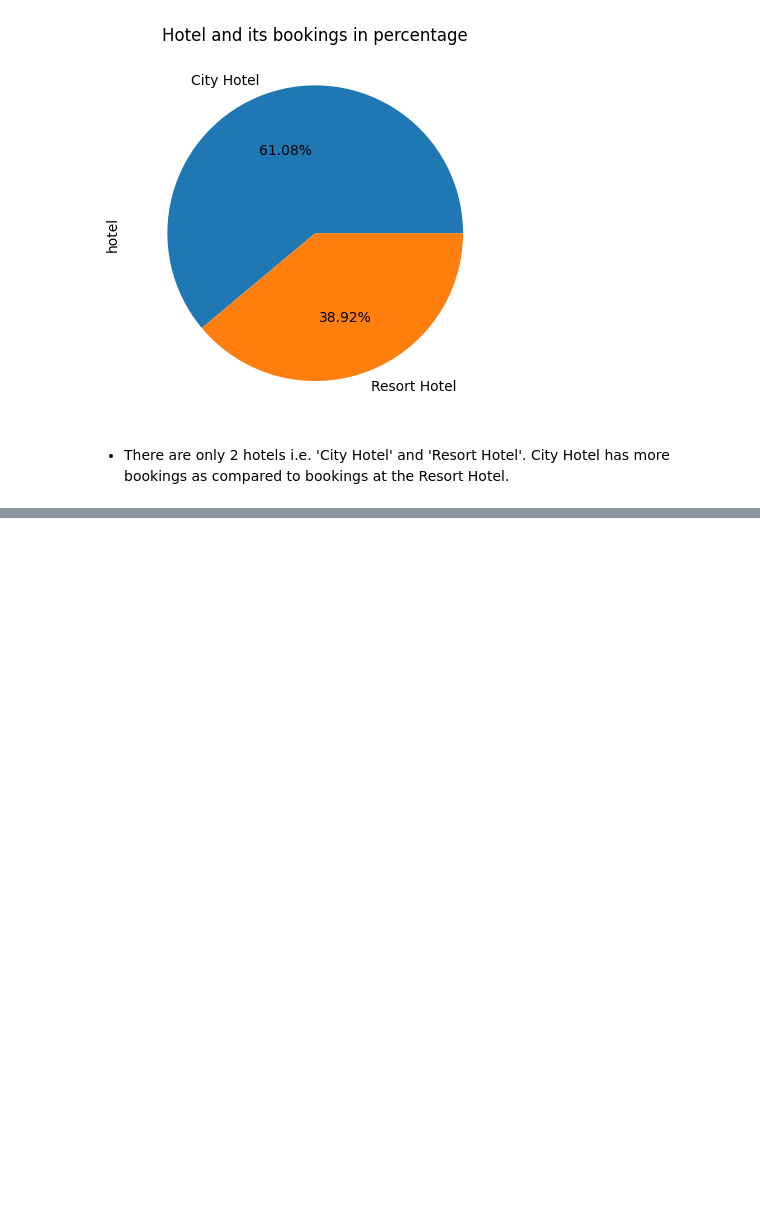
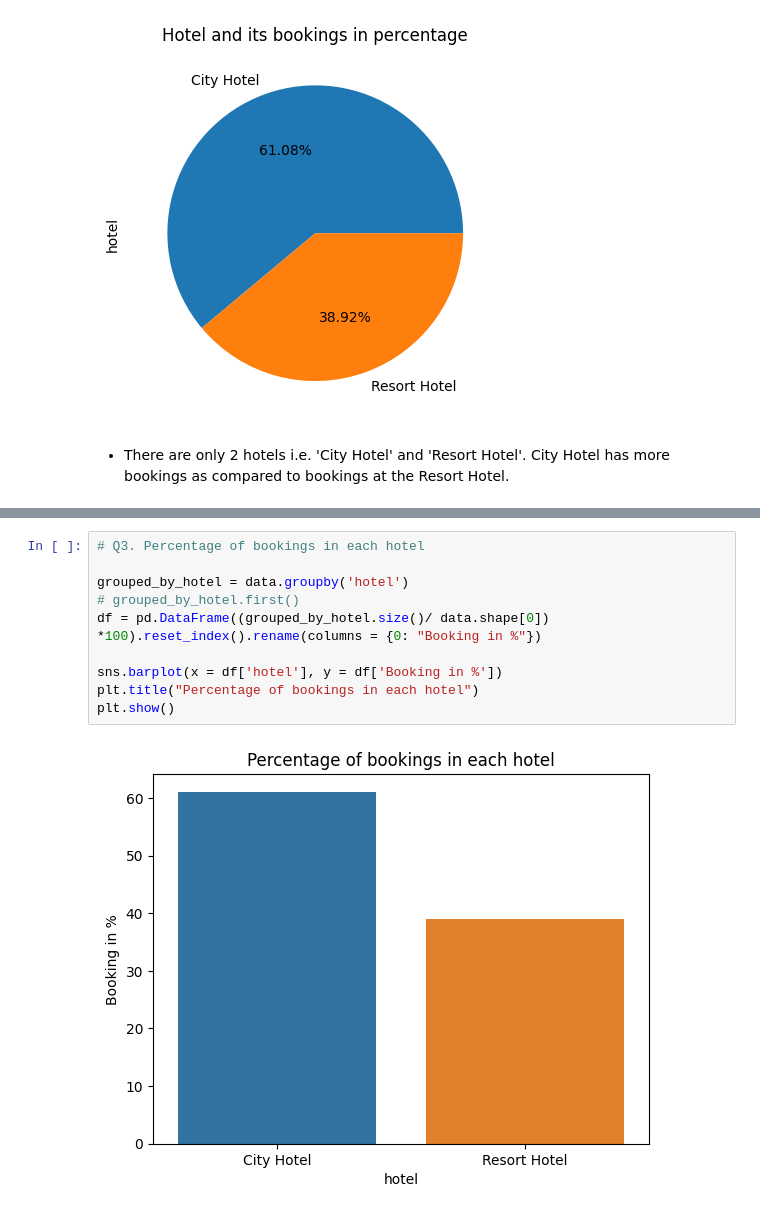
Before and after one commit to Omkar-184/Hotel_Booking_Analysis, a Jupyter notebook: Hotel Booking Analysis - Capstone Project.ipynb, the cells around one changed output, grey strips where cells are left out. Saved outputs shown, nothing was run; the diff lists cells and outputs as text; blank space fills up the shorter version.

```diff
--- a/Hotel Booking Analysis - Capstone Project.ipynb
+++ b/Hotel Booking Analysis - Capstone Project.ipynb
@@ -360,0 +399,12 @@ plt.show()
+# %%
+# Q3. Percentage of bookings in each hotel
+
+grouped_by_hotel = data.groupby('hotel')
+# grouped_by_hotel.first()
+df = pd.DataFrame((grouped_by_hotel.size()/ data.shape[0]) *100).reset_index().rename(columns = {0: "Booking in %"})
+
+sns.barplot(x = df['hotel'], y = df['Booking in %'])
+plt.title("Percentage of bookings in each hotel")
+plt.show()
+# %% [output]
+[figure, added]
```
Also changed, not shown: parts of 7 cells of this notebook.
